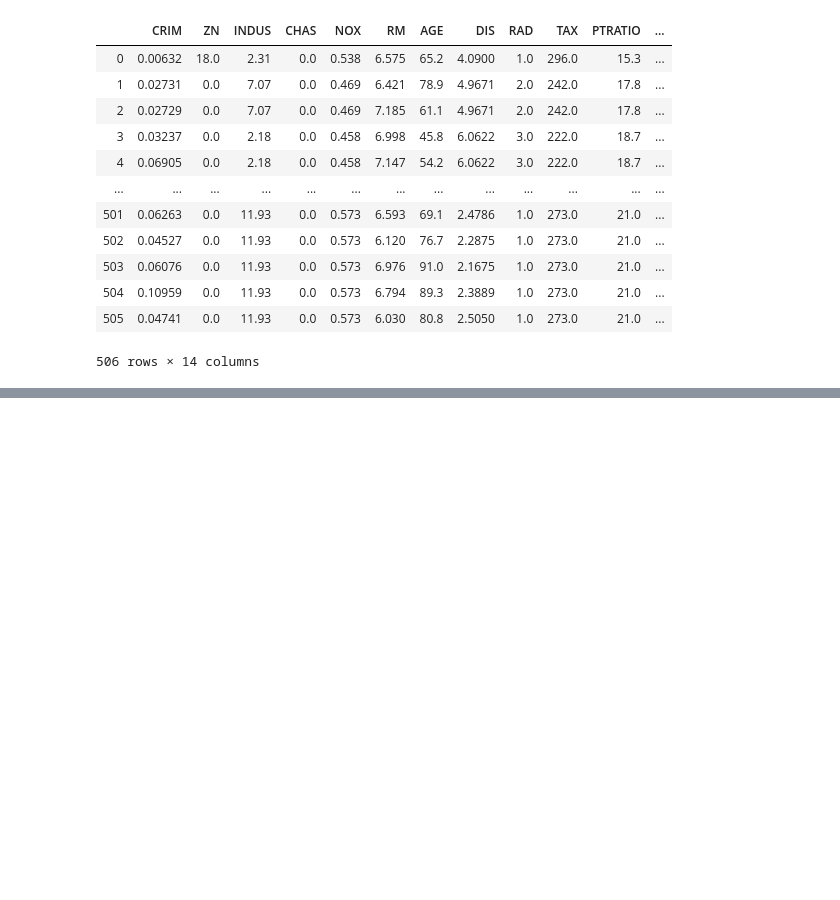
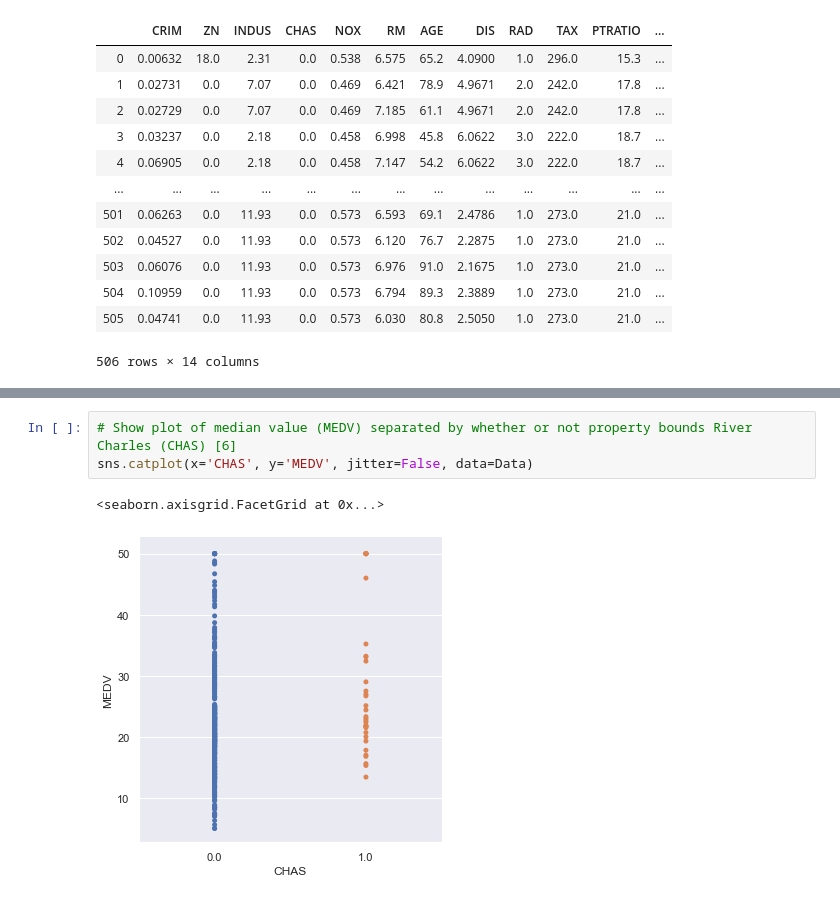
Before and after one commit to grace-burke/Machine-Learning-2019, a Jupyter notebook: BostonDataset.ipynb, the cells around one changed output, grey strips where cells are left out. Drawn from its saved outputs; the diff is of its cells as text; blank space fills up the shorter version.

```diff
--- a/BostonDataset.ipynb
+++ b/BostonDataset.ipynb
@@ -140,0 +191,6 @@ sns.pairplot(Data)
+# %%
+# Show plot of median value (MEDV) separated by whether or not property bounds River Charles (CHAS) [6]
+sns.catplot(x='CHAS', y='MEDV', jitter=False, data=Data)
+# %% [output]
+<seaborn.axisgrid.FacetGrid at 0x...>
+[figure, added]
```
Also changed, not shown: parts of 17 cells of this notebook.
